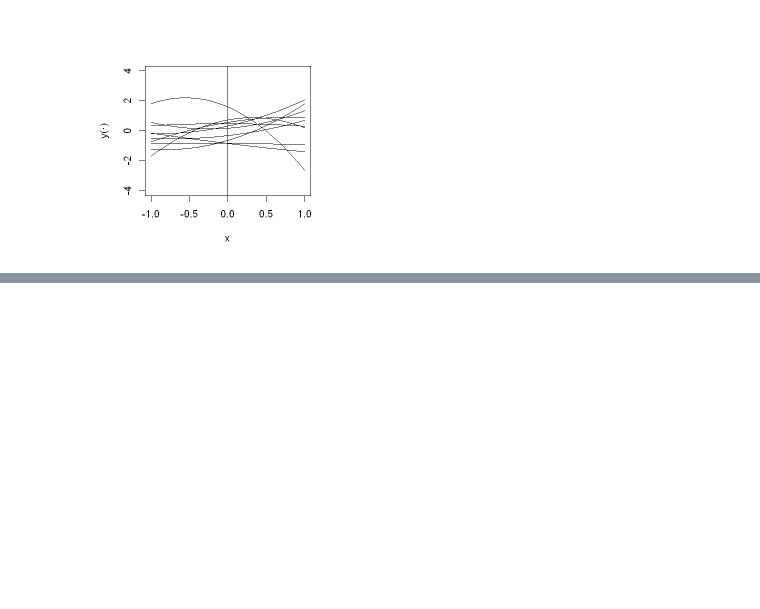
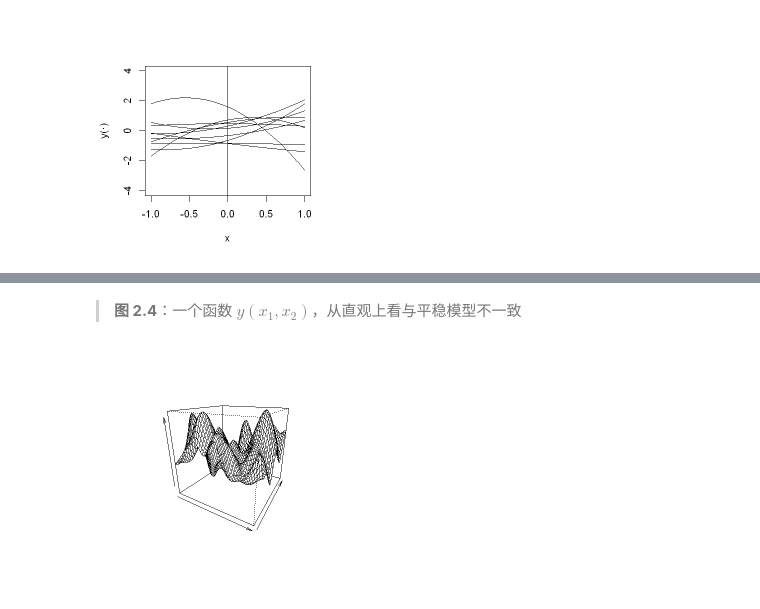
Before and after one commit to wenje-ma/DACE, a Jupyter notebook: 代码/Ch02.ipynb, the cells around one changed output, grey strips where cells are left out. Drawn from its saved outputs; the diff is of its cells as text; code cells hidden in the pictures; blank space fills up the shorter version.

```diff
--- a/代码/Ch02.ipynb
+++ b/代码/Ch02.ipynb
@@ -25,0 +88,26 @@ abline(v=0)
+# %% [markdown]
+> **图 2.4**：一个函数 $y(x_1,x_2)$，从直观上看与平稳模型不一致
+# %%
+if(!dir.exists("data"))dir.create("data")
+if(!file.exists("data/2.4-plot.RData")){
+  set.seed(1)
+  gp2d=function(x1,x2,l){
+    grid=expand.grid(x1=x1,x2=x2) # {(x1)x(x2)}x{2}
+    D1=outer(grid$x1,grid$x1,"-") # {(x1)x(x2)}x{(x1)x(x2)}
+    D2=outer(grid$x2,grid$x2,"-") # {(x1)x(x2)}x{(x1)x(x2)}
+    Dist=sqrt(D1^2+D2^2) # {(x1)x(x2)}x{(x1)x(x2)}
+    Sigma=exp(-Dist^2/(2*l^2))+diag(nrow(Dist))*1e-9 # {(x1)x(x2)}x{(x1)x(x2)}
+    z=as.vector(t(chol(Sigma))%*%rnorm(nrow(Dist))) # {(x1)x(x2)}x{1}
+    matrix(z,nrow=length(x1),ncol=length(x2)) # (x1)x(x2)
+  }
+  x=y=seq(0,1,length.out=50)
+  z=gp2d(x,y,l=0.1)
+  save(x,y,z,file="data/2.4-plot.RData")
+}
+
+load("data/2.4-plot.RData")
+
+options(repr.plot.width=4,repr.plot.height=4)
+persp(x,y,z,theta=30,phi=20,xlab="",ylab="",zlab="")
+# %% [output]
+[figure, added]
```
Also changed, not shown: parts of 3 cells of this notebook, 7 other files.
